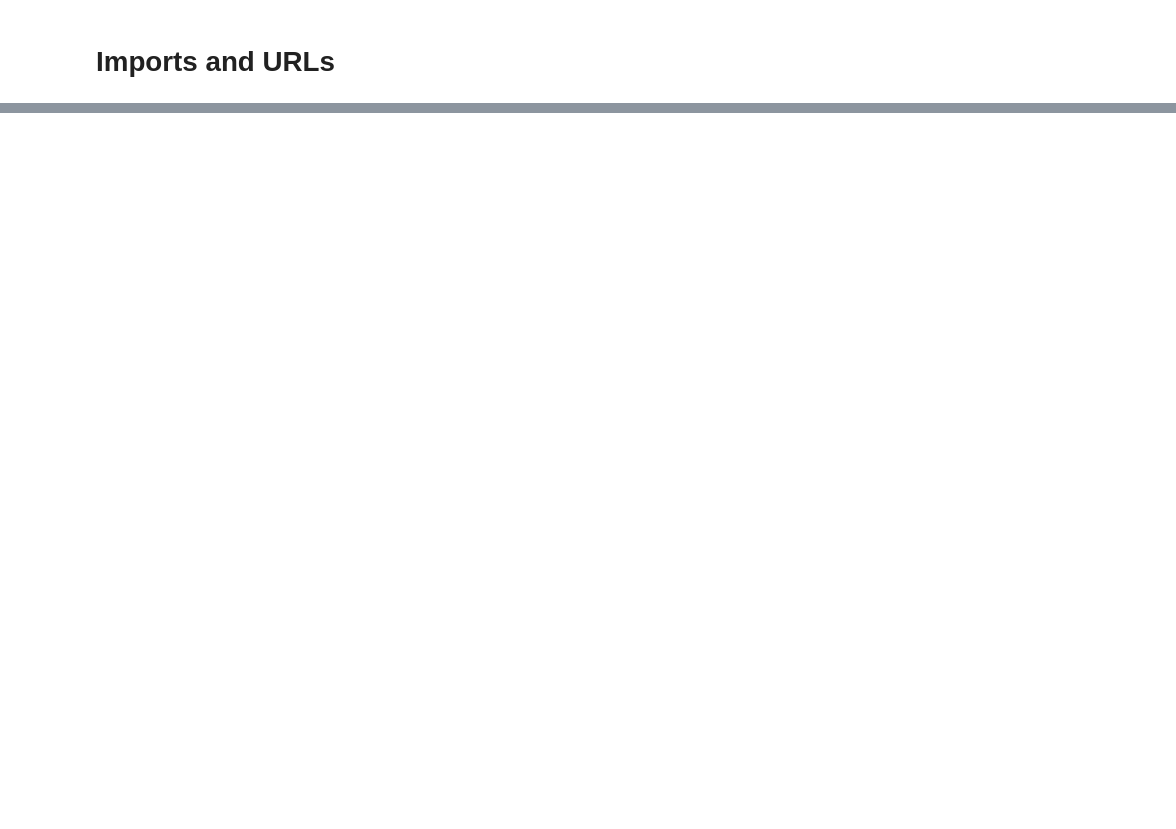
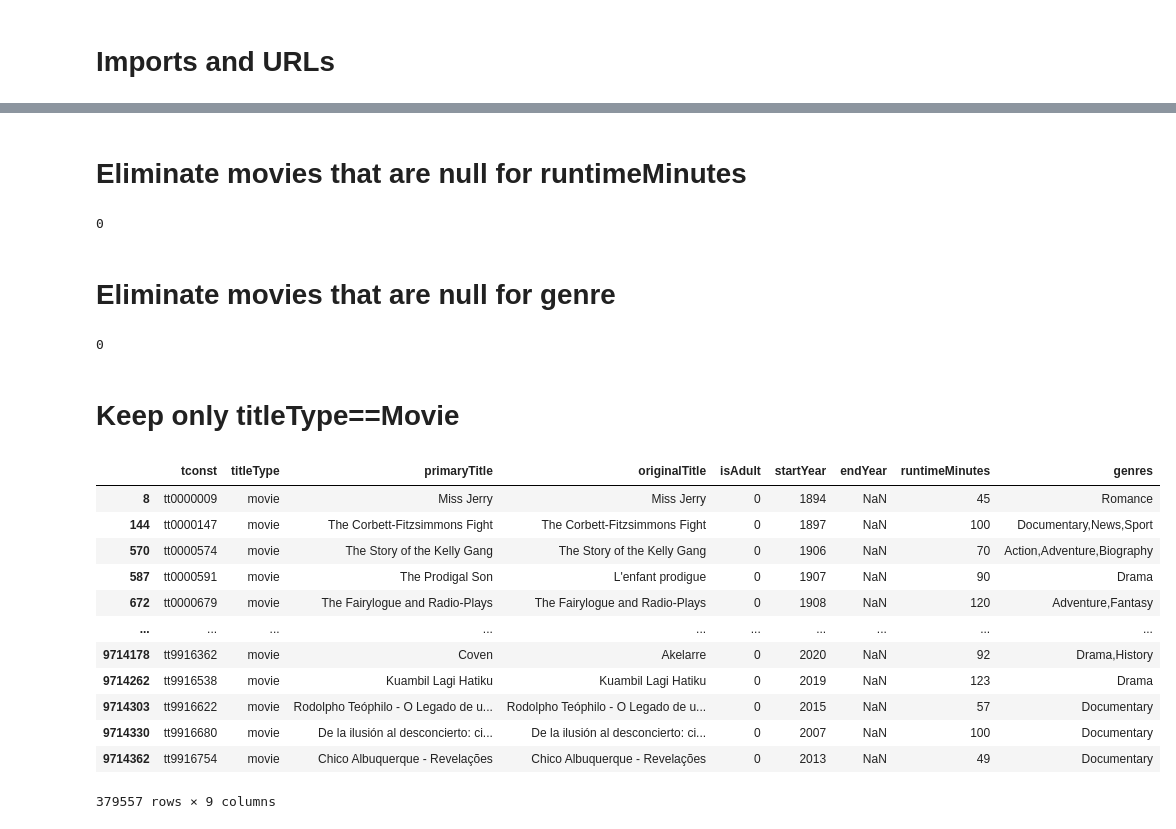
Before and after one commit to RazgrizGhost/Project-3, a Jupyter notebook: Project 3.ipynb, the cells around one changed output, grey strips where cells are left out. Drawn from its saved outputs; the diff is of its cells as text; code cells hidden in the pictures; blank space fills up the shorter version.

```diff
--- a/Project 3.ipynb
+++ b/Project 3.ipynb
@@ -61,0 +69,41 @@ ratings
+# %%
+# Replacing "\N" with Nan
+basics = basics.replace({'\\N' : np.nan})
+akas = akas.replace({'\\N' : np.nan})
+ratings = ratings.replace({'\\N' : np.nan})
+# %% [markdown]
+# Eliminate movies that are null for runtimeMinutes
+# %%
+# Eliminate movies that are null for runtimeMinutes
+basics.dropna(subset = ["runtimeMinutes"], inplace = True)
+basics["runtimeMinutes"].isna().sum()
+# %% [output]
+0
+# %% [markdown]
+# Eliminate movies that are null for genre
+# %%
+# Eliminate movies that are null for genre
+basics.dropna(subset = ["genres"], inplace = True)
+basics["genres"].isna().sum()
+# %% [output]
+0
+# %% [markdown]
+# Keep only titleType==Movie
+# %%
+# keep only titleType==Movie
+moviefilter = basics["titleType"] == "movie"
+basics[moviefilter]
+# %% [output]
+|  | tconst | titleType | primaryTitle | originalTitle | isAdult | startYear | endYear | runtimeMinutes | genres |
+| 8 | tt0000009 | movie | Miss Jerry | Miss Jerry | 0 | 1894 | NaN | 45 | Romance |
+| 144 | tt0000147 | movie | The Corbett-Fitzsimmons Fight | The Corbett-Fitzsimmons Fight | 0 | 1897 | NaN | 100 | Documentary,News,Sport |
+| 570 | tt0000574 | movie | The Story of the Kelly Gang | The Story of the Kelly Gang | 0 | 1906 | NaN | 70 | Action,Adventure,Biography |
+| 587 | tt0000591 | movie | The Prodigal Son | L'enfant prodigue | 0 | 1907 | NaN | 90 | Drama |
+| 672 | tt0000679 | movie | The Fairylogue and Radio-Plays | The Fairylogue and Radio-Plays | 0 | 1908 | NaN | 120 | Adventure,Fantasy |
+| ... | ... | ... | ... | ... | ... | ... | ... | ... | ... |
+| 9714178 | tt9916362 | movie | Coven | Akelarre | 0 | 2020 | NaN | 92 | Drama,History |
+| 9714262 | tt9916538 | movie | Kuambil Lagi Hatiku | Kuambil Lagi Hatiku | 0 | 2019 | NaN | 123 | Drama |
+| 9714303 | tt9916622 | movie | Rodolpho Teóphilo - O Legado de u... | Rodolpho Teóphilo - O Legado de u... | 0 | 2015 | NaN | 57 | Documentary |
+| 9714330 | tt9916680 | movie | De la ilusión al desconcierto: ci... | De la ilusión al desconcierto: ci... | 0 | 2007 | NaN | 100 | Documentary |
+| 9714362 | tt9916754 | movie | Chico Albuquerque - Revelações | Chico Albuquerque - Revelações | 0 | 2013 | NaN | 49 | Documentary |
+379557 rows × 9 columns
```
Also changed, not shown: parts of 25 cells of this notebook, 3 other files.
